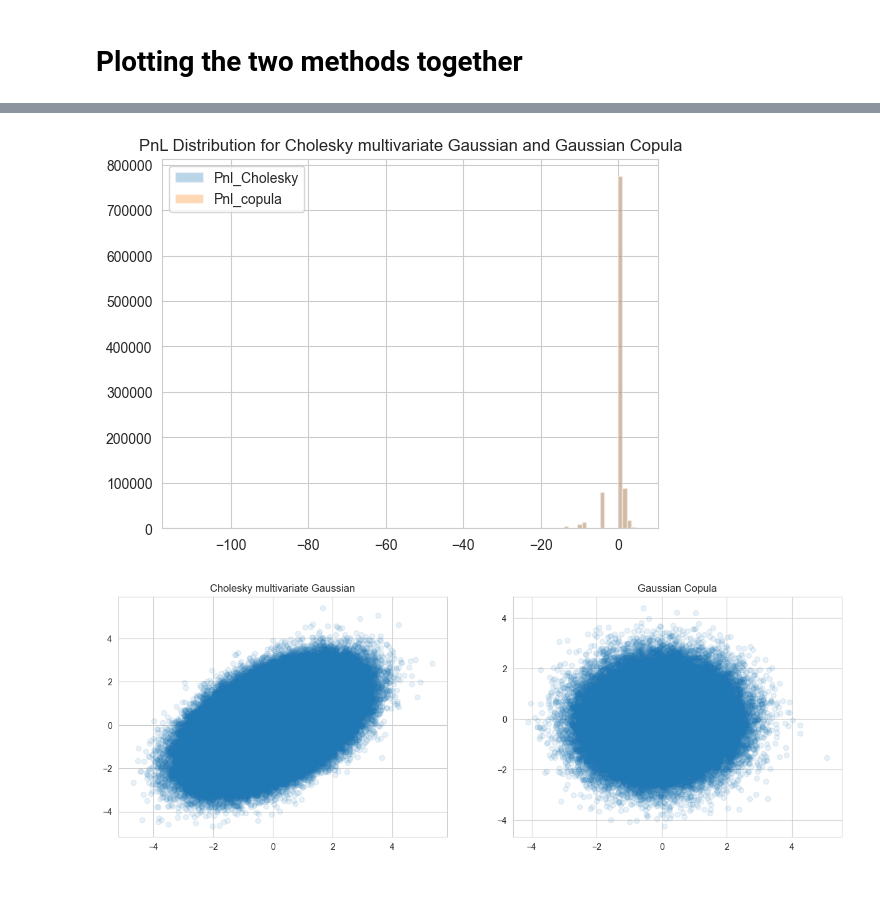
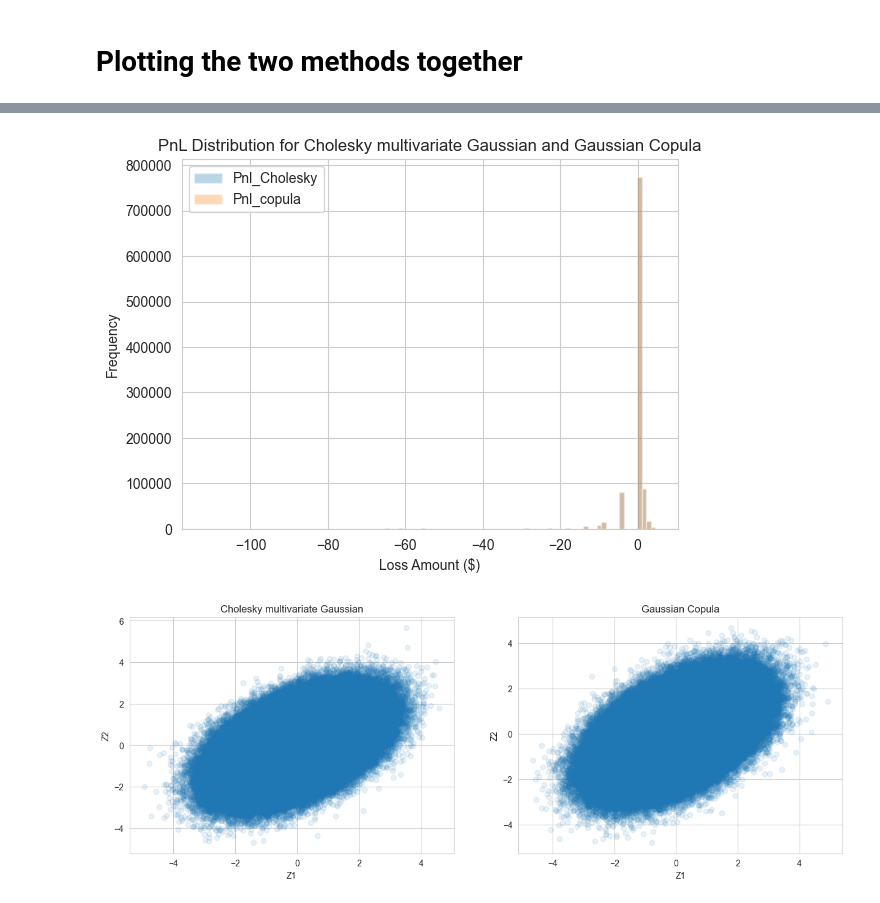
Before and after one commit to kaiwenShen/Credit_Risk, a Jupyter notebook: Credit_Risk.ipynb, the cells around one changed output, grey strips where cells are left out. Drawn from its saved outputs; the diff is of its cells as text; code cells hidden in the pictures.

```diff
--- a/Credit_Risk.ipynb
+++ b/Credit_Risk.ipynb
@@ -281,19 +308,25 @@ plt.show()
 # %%
-plt.hist(Pnl_multivariate_Gaussian,bins=100,label='Pnl_Cholesky',alpha=0.3)
-plt.hist(PnL_copula,bins=100,label='Pnl_copula',alpha=0.3)
+plt.hist(Pnl_multivariate_Gaussian, bins=100, label='Pnl_Cholesky', alpha=0.3)
+plt.hist(PnL_copula, bins=100, label='Pnl_copula', alpha=0.3)
 plt.title('PnL Distribution for Cholesky multivariate Gaussian and Gaussian Copula')
 plt.legend(loc='upper left')
+plt.ylabel('Frequency')
+plt.xlabel('Loss Amount ($)')
 plt.show()
 # %% [output]
-[figure, old version]
+[figure, new version]
 # %%
-plt.figure(figsize=(15,5))
-plt.subplot(1,2,1)
-plt.scatter(Z[:,0],Z[:,1],alpha=0.1)
+plt.figure(figsize=(15, 5))
+plt.subplot(1, 2, 1)
+plt.scatter(Z[:, 0], Z[:, 1], alpha=0.1)
 plt.title('Cholesky multivariate Gaussian')
-plt.subplot(1,2,2)
-plt.scatter(stats.norm.ppf(Copula_z[:,0]),stats.norm.ppf(Copula_z[:,1]),alpha=0.1)
+plt.xlabel('Z1')
+plt.ylabel('Z2')
+plt.subplot(1, 2, 2)
+plt.scatter(Copula_z[:, 0], Copula_z[:, 1], alpha=0.1)
 plt.title('Gaussian Copula')
+plt.xlabel('Z1')
+plt.ylabel('Z2')
 plt.show()
 # %% [output]
-[figure, old version]
+[figure, new version]
```
Also changed, not shown: parts of 23 cells of this notebook.
